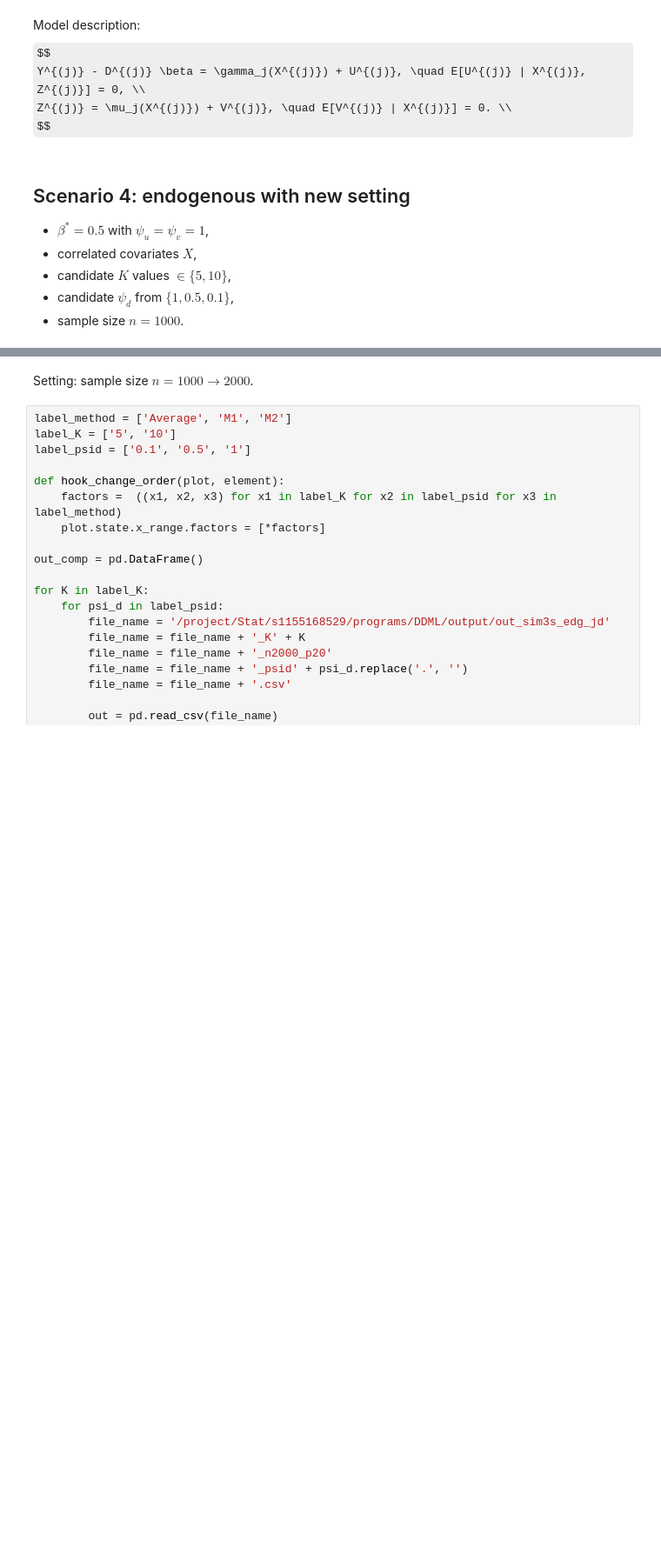
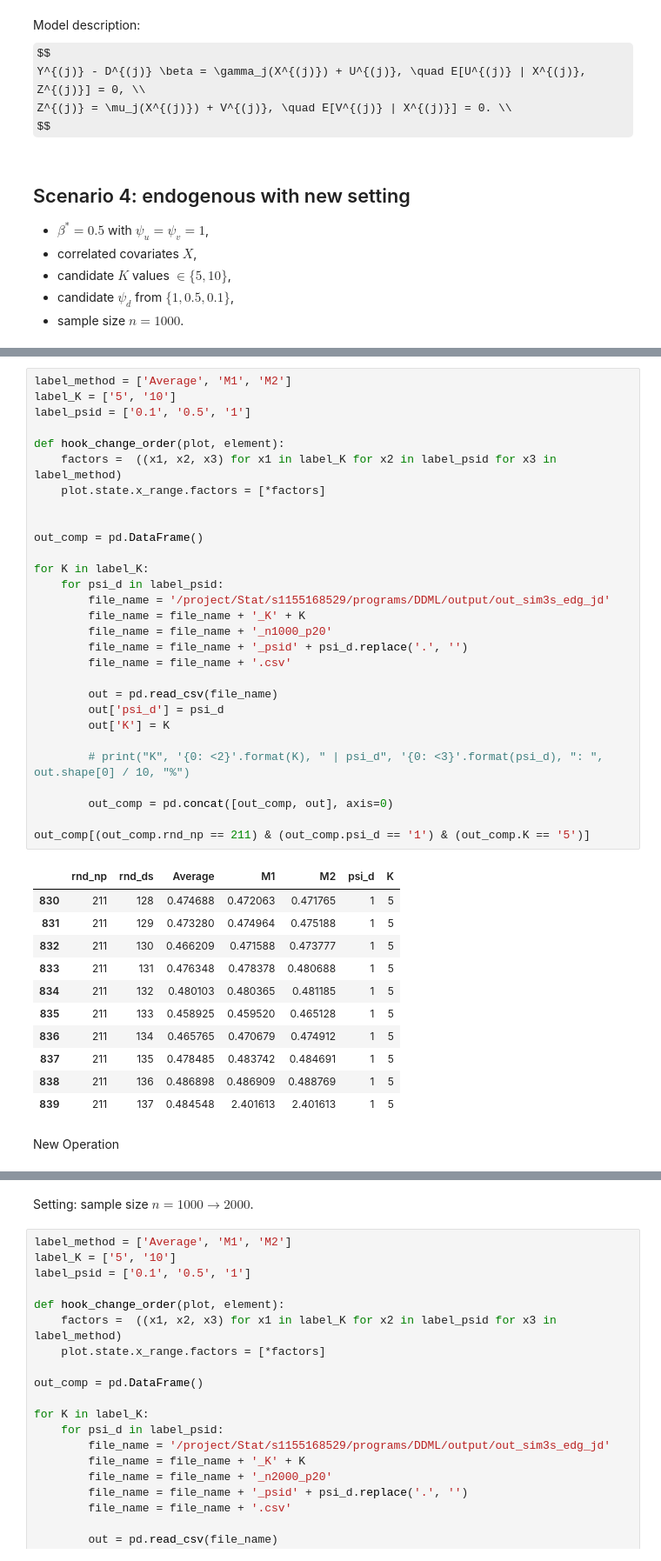
Before and after one commit to apeironwu/DDML, a Jupyter notebook: code/simulation/sim3s_visual.ipynb, the cells around one changed output, grey strips where cells are left out. Shown at 87% size. Saved outputs shown, nothing was run; the diff lists cells and outputs as text; some formulas as TeX source; blank space fills up the shorter version.

```diff
--- a/code/simulation/sim3s_visual.ipynb
+++ b/code/simulation/sim3s_visual.ipynb
@@ -84,3 +84,46 @@ plt_hline.opts(
 boxwhisker * plt_hline
 # %% [output]
 [interactive output not drawn]
+# %%
+label_method = ['Average', 'M1', 'M2']
+label_K = ['5', '10']
+label_psid = ['0.1', '0.5', '1']
+
+def hook_change_order(plot, element):
+    factors =  ((x1, x2, x3) for x1 in label_K for x2 in label_psid for x3 in label_method)
+    plot.state.x_range.factors = [*factors]
+
+
+out_comp = pd.DataFrame()
+
+for K in label_K:
+    for psi_d in label_psid:
+        file_name = '/project/Stat/s1155168529/programs/DDML/output/out_sim3s_edg_jd'
+        file_name = file_name + '_K' + K
+        file_name = file_name + '_n1000_p20'
+        file_name = file_name + '_psid' + psi_d.replace('.', '')
+        file_name = file_name + '.csv'
+
+        out = pd.read_csv(file_name)
+        out['psi_d'] = psi_d
+        out['K'] = K
+
+        # print("K", '{0: <2}'.format(K), " | psi_d", '{0: <3}'.format(psi_d), ": ", out.shape[0] / 10, "%")
+
+        out_comp = pd.concat([out_comp, out], axis=0)
+
+out_comp[(out_comp.rnd_np == 211) & (out_comp.psi_d == '1') & (out_comp.K == '5')]
+# %% [output]
+|  | rnd_np | rnd_ds | Average | M1 | M2 | psi_d | K |
+| 830 | 211 | 128 | 0.474688 | 0.472063 | 0.471765 | 1 | 5 |
+| 831 | 211 | 129 | 0.473280 | 0.474964 | 0.475188 | 1 | 5 |
+| 832 | 211 | 130 | 0.466209 | 0.471588 | 0.473777 | 1 | 5 |
+| 833 | 211 | 131 | 0.476348 | 0.478378 | 0.480688 | 1 | 5 |
+| 834 | 211 | 132 | 0.480103 | 0.480365 | 0.481185 | 1 | 5 |
+| 835 | 211 | 133 | 0.458925 | 0.459520 | 0.465128 | 1 | 5 |
+| 836 | 211 | 134 | 0.465765 | 0.470679 | 0.474912 | 1 | 5 |
+| 837 | 211 | 135 | 0.478485 | 0.483742 | 0.484691 | 1 | 5 |
+| 838 | 211 | 136 | 0.486898 | 0.486909 | 0.488769 | 1 | 5 |
+| 839 | 211 | 137 | 0.484548 | 2.401613 | 2.401613 | 1 | 5 |
+# %% [markdown]
+New Operation
```
Also changed, not shown: parts of 1 cell of this notebook, 8 other files.
